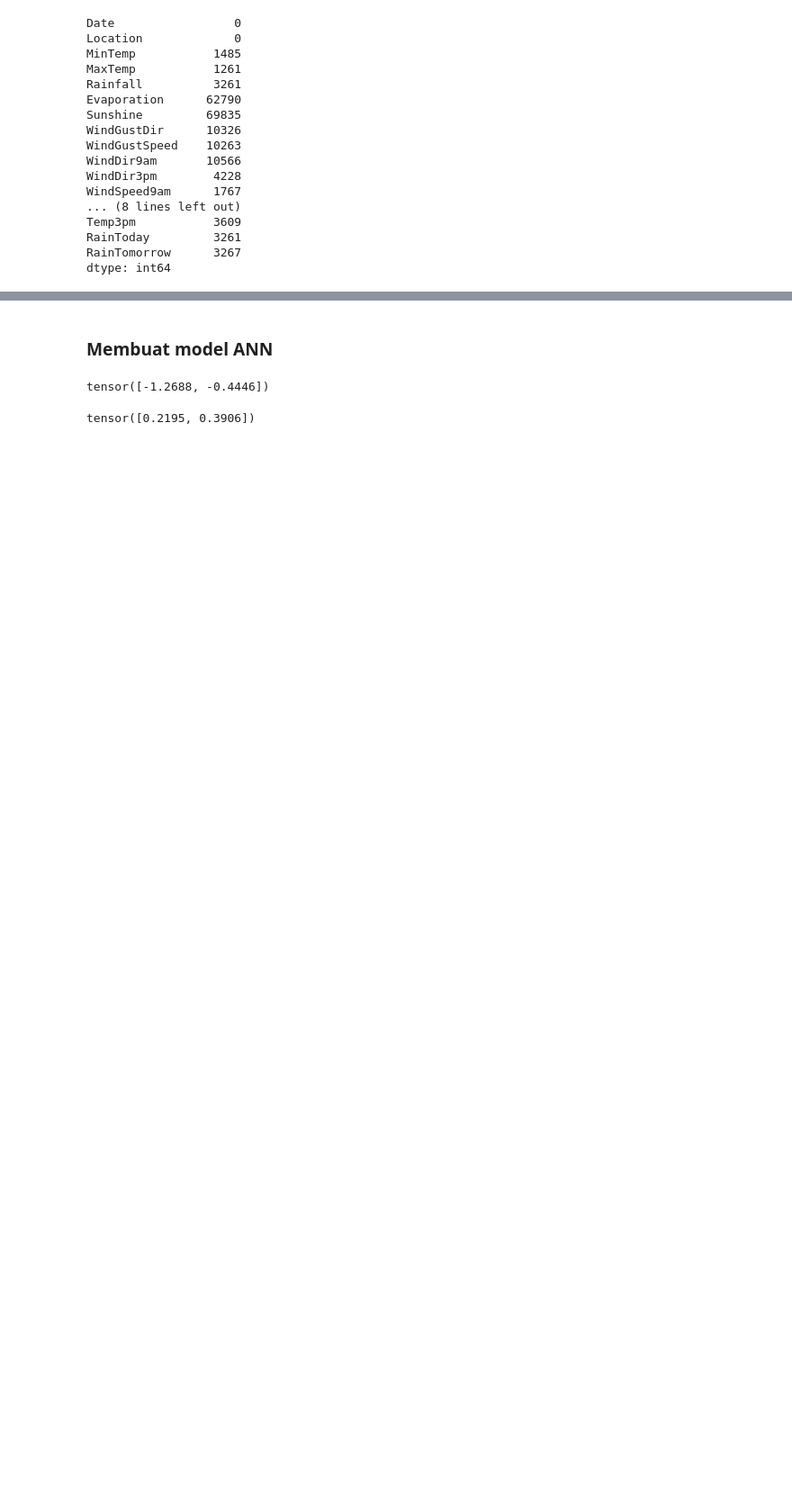
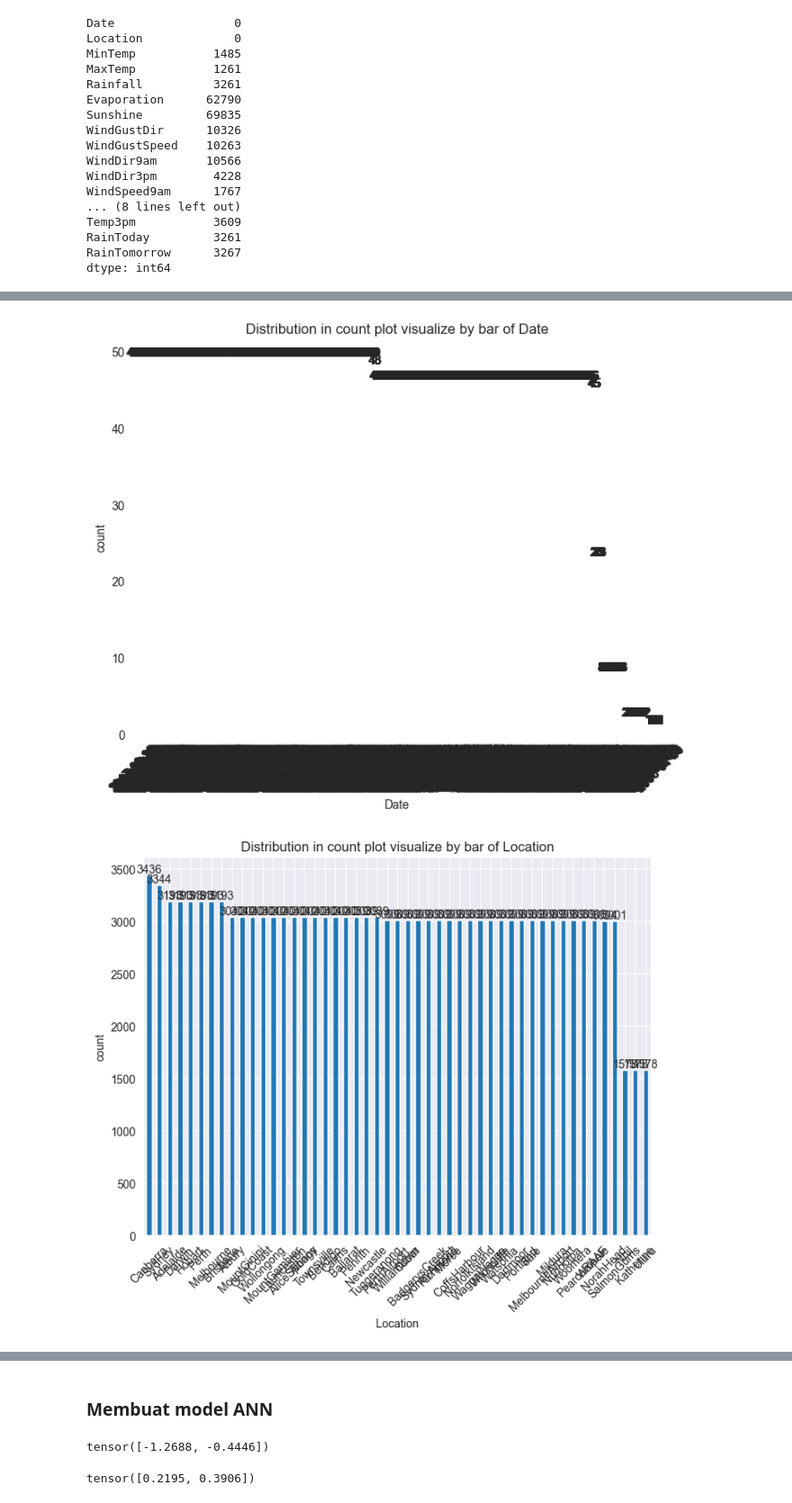
Before and after one commit to diyangraditya/Kuantitative-Data-Research-Analysis, a Jupyter notebook: Notebooks/ann.ipynb, the cells around one changed output, grey strips where cells are left out. Shown at 90% size. Cells and saved outputs as stored; diff of their text form; code cells hidden in the pictures; blank space fills up the shorter version.

```diff
--- a/Notebooks/ann.ipynb
+++ b/Notebooks/ann.ipynb
@@ -53,0 +124,17 @@ dtype: int64
+# %%
+for i in cate_var:
+    plt.figure(figsize=(8, 6))
+    count = cate_var[i].value_counts()
+    plot = count.plot(kind='bar')
+    plt.title(f"Distribution in count plot visualize by bar of {i}")
+    plt.ylabel("count")
+    plt.xlabel(i)
+    plt.xticks(rotation=45)
+
+    for v in range(len(count)):
+        plt.text(v, count[v], str(count[v]), ha='center', va='bottom')
+
+    plt.show()
+# %% [output]
+[figure, added]
+[figure, added]
```
Also changed, not shown: parts of 12 cells of this notebook.
